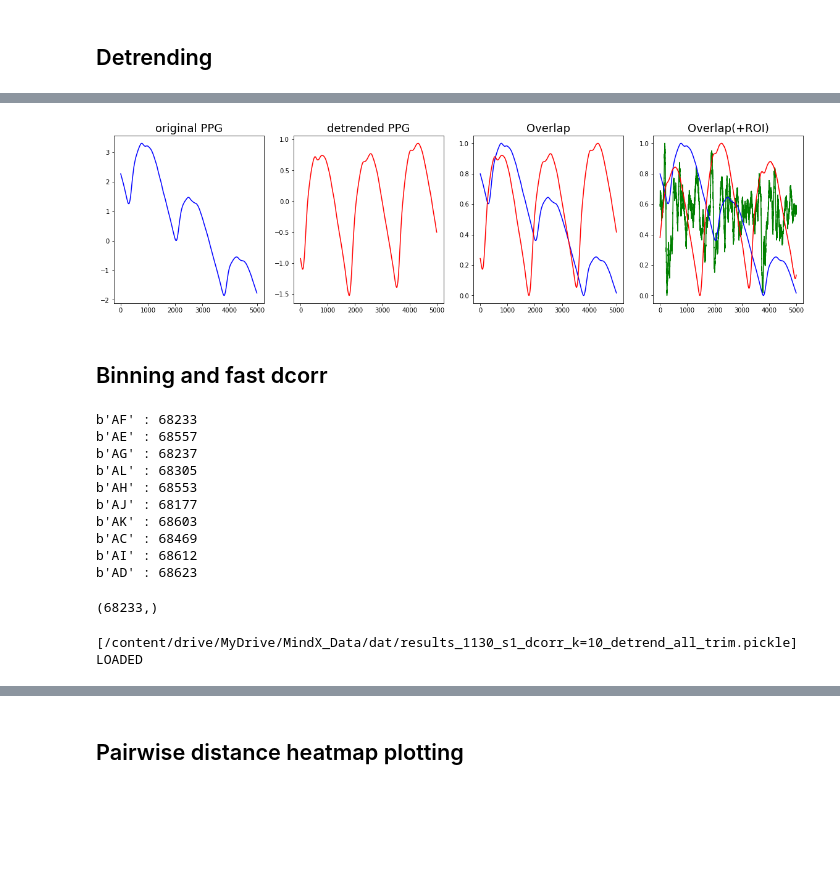
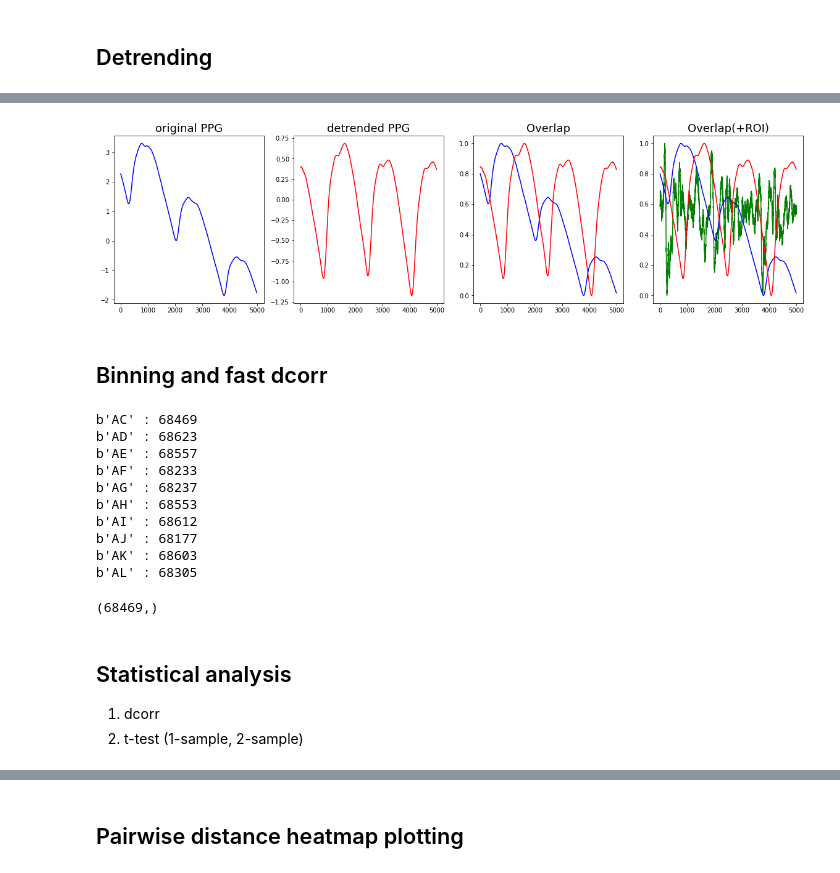
Before and after one commit to jshinm/hologram-biometric-signal-parsing, a Jupyter notebook: MindX_dataloader.ipynb, the cells around one changed output, grey strips where cells are left out. Drawn from its saved outputs; the diff is of its cells as text; code cells hidden in the pictures; blank space fills up the shorter version.

Commit message:
2/21 update (t-test)

```diff
--- a/MindX_dataloader.ipynb
+++ b/MindX_dataloader.ipynb
@@ -15,7 +15,7 @@ Mounted at /content/drive
 dirpath = '/content/drive/MyDrive/MindX_Data/Optical Imaging System Data Sets/'
 dirpath2 = '/content/drive/MyDrive/MindX_Data/dat/'
 dirpathimg = '/content/drive/MyDrive/MindX_Data/img/'
-dataset = 0
+dataset = 1
 # [S1, S1, S3, S2, S2]
 fpath = ['offaxis_10_27_2020/tf', 'offaxis_s1_11_30_2020/tf',
          'offaxis_s3_11_30_2020/tf', 'offaxis_11_12_2020/tf',
@@ -186 +200,4 @@ idx[0], set(ds1[3])
  {b'AC', b'AD', b'AE', b'AF', b'AG', b'AH', b'AI', b'AJ', b'AK', b'AL'})
+# %%
+SESSION_LIST = np.unique(ds1[3]).tolist()
+SESSION_LIST
@@ -225,7 +244,7 @@ array([0, 0, 0, ..., 0, 0, 0])
 # data, time, stimulus, dataset, ekg, ppg
 ds_by_session = [[] for i in range(10)]
 
-for i, b_id in enumerate(set(new_ds[3])):
+for i, b_id in enumerate(SESSION_LIST):
     idx = new_ds[3] == b_id
     ds_by_session[i].append(new_ds[1][idx]) #time
     ds_by_session[i].append(new_ds[2][idx]) #stimulus
@@ -317,28 +336,28 @@ for sess in range(10):
 # %%
 # ppg vs ekg (out of sync possibly due to the slanted nature of PPG waveform)
 fig, (ax1, ax2, ax3, ax4) = plt.subplots(1,4, figsize=(20,5))
 
 nlim = 5000
 dsview = ds1
 
 ax1.set_title('original PPG', fontsize=18)
 ax1.plot((np.array(ds1[5]))[:nlim], 'b-')
 
 ax2.set_title('detrended PPG', fontsize=18)
 ax2.plot(ds_detrend_ppg[:nlim][::1], 'r-')
 
 ax3.set_title('Overlap', fontsize=18)
 ax3.plot(normalize(np.array(ds1[5])[:nlim]), 'b-')
 ax3.plot(normalize(ds_detrend_ppg[:nlim][::1]), 'r-')
 
 ax4.plot(normalize(np.array(ds1[6])[:nlim]),'g-')
 ax4.plot(normalize(np.array(ds1[5])[:nlim]), 'b-')
-ax4.plot(normalize(np.array(ds_detrend)[:nlim][::1]), 'r-', alpha=1.0)
+ax4.plot(normalize(np.array(ds_detrend_ppg)[:nlim][::1]), 'r-', alpha=1.0)
 ax4.set_title('Overlap(+ROI)', fontsize=18)
 
 plt.savefig(dirpathimg + 'detrended.png', bbox_inches='tight')
 # %% [output]
-[figure, old version]
+[figure, new version]
 # %%
 #detrend the data
 for j in range(3):
@@ -354,23 +373,23 @@ mgc   = hyppo.independence.MGC()
 kmerf = hyppo.independence.KMERF()
 # %%
 for i in range(10):
-    print(list(set(ds1[3]))[i], ':', ds_by_session[i][0].shape[0])
+    print(SESSION_LIST[i], ':', ds_by_session[i][0].shape[0])
 # %% [output]
+b'AC' : 68469
+b'AD' : 68623
+b'AE' : 68557
 b'AF' : 68233
-b'AE' : 68557
 b'AG' : 68237
-b'AL' : 68305
 b'AH' : 68553
+b'AI' : 68612
 b'AJ' : 68177
 b'AK' : 68603
-b'AC' : 68469
-b'AI' : 68612
-b'AD' : 68623
+b'AL' : 68305
 # %%
 #size before binning
 ds_by_session[0][0].shape
 # %% [output]
-(68233,)
+(68469,)
 # %%
 def binning(ds, k=10):
     '''follows ds_by_session structure
@@ -395,7 +414,7 @@ def binning(ds, k=10):
 # %%
 #dcorr testing pipeline
 dsetID = ['1027', '1130_s1', '1130_s3', '1112', '1118'][dataset]
-bypass = True
+bypass = False
 results = []
 
 # filename = dirpath2 + f'results_{dsetID}_dcorr_k={BIN_NUM}.pickle' #original
@@ -426,5 +445,3 @@ else:
 
     with open(filename, 'wb') as f:
         pickle.dump(results, f)
-# %% [output]
-[/content/drive/MyDrive/MindX_Data/dat/results_1130_s1_dcorr_k=10_detrend_all_trim.pickle] LOADED
@@ -439,3 +448,7 @@ else:
+# %% [markdown]
+## Statistical analysis
+1. dcorr
+2. t-test (1-sample, 2-sample)
 # %%
 # get rid of extremely low p-val
 results2 = np.array(results)
```
Also changed, not shown: parts of 25 cells of this notebook.
